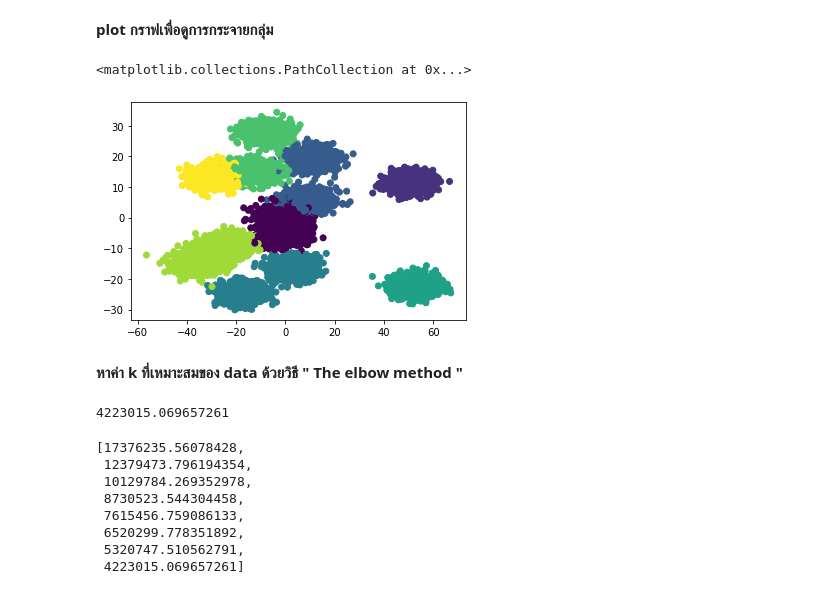
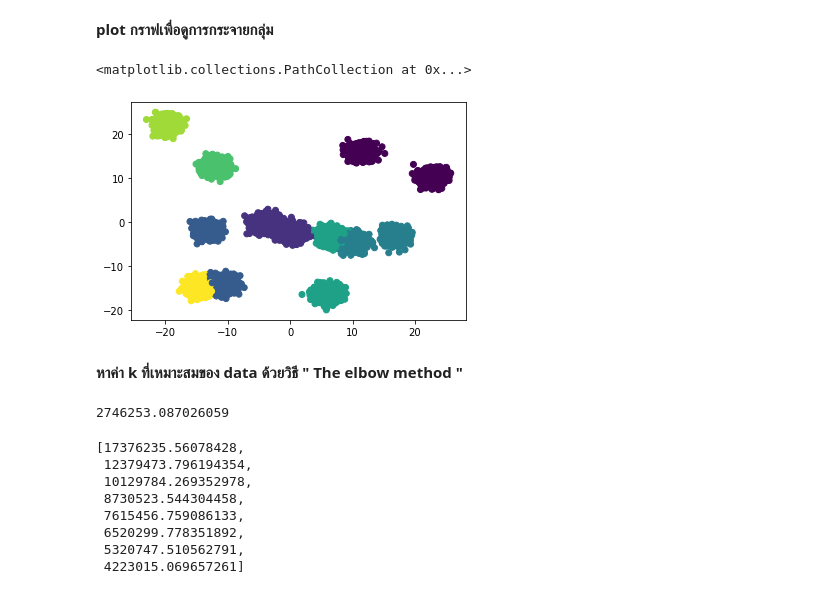
Before and after one commit to Nunticha24/Multivariate, a Jupyter notebook: Multivariate_Exam.ipynb, the cells around one changed output. Drawn from its saved outputs; the diff is of its cells as text; code cells hidden in the pictures.

```diff
--- a/Multivariate_Exam.ipynb
+++ b/Multivariate_Exam.ipynb
@@ -101,5 +101,5 @@ row = 31 column = 29 corrcoef = 1.0
 # %%
-newdata = Data.iloc[1:,:28]
+newdata = Data.iloc[1:,:30]
 newdata
 # %% [output]
 |  | 0 | 1 | 2 | 3 | 4 | 5 | 6 | 7 | 8 | 9 | 10 | ... |
@@ -168,26 +170,26 @@ from sklearn.decomposition import PCA
 # %%
 pca = PCA(n_components=2)
 # %%
-new_pca = pca.fit_transform(Data)
+new_pca = pca.fit_transform(newdata)
 # %% [markdown]
 **plot กราฟเพื่อดูการกระจายกลุ่ม**
 # %%
 import matplotlib.pyplot as plt
 # %%
 kmeans = KMeans(random_state=2021)
-kmeans.fit(Data)
-y = kmeans.predict(Data)
+kmeans.fit(newdata)
+y = kmeans.predict(newdata)
 plt.scatter(new_pca[:,0],new_pca[:,1],c=y)
 # %% [output]
 <matplotlib.collections.PathCollection at 0x...>
-[figure, old version]
+[figure, new version]
 # %% [markdown]
 **หาค่า k ที่เหมาะสมของ data ด้วยวิธี " The elbow method "**
 # %%
 kmeans.inertia_
 #คำนวนค่า SSE
 # %% [output]
-4223015.069657261
+2746253.087026059
 # %%
 SSE = list()
 for k in [1,2,3,4,5,6,7,8]:
```
Also changed, not shown: parts of 28 cells of this notebook.
